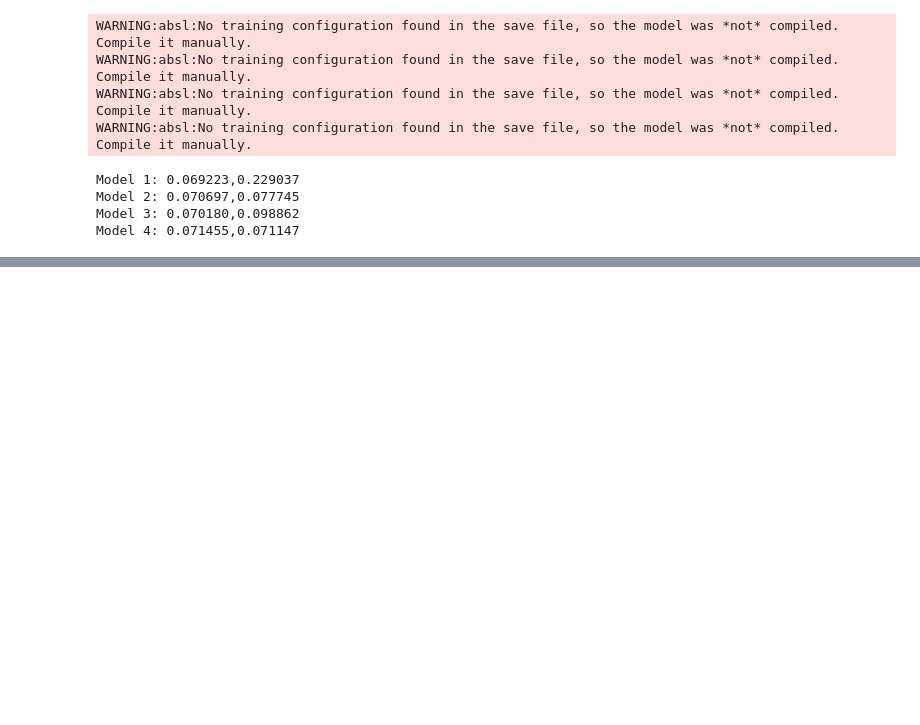
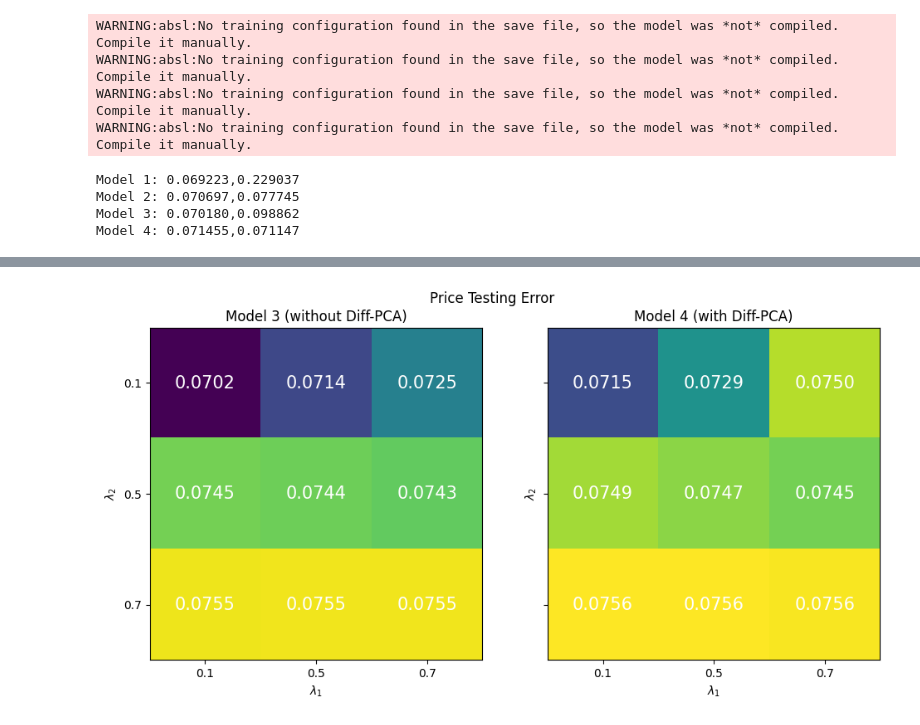
Before and after one commit to wongpc0817/DML-Heston-DiffPCA, a Jupyter notebook: model_testing.ipynb, the cells around one changed output, grey strips where cells are left out. Saved outputs shown, nothing was run; the diff lists cells and outputs as text; code cells hidden in the pictures; blank space fills up the shorter version.

```diff
--- a/model_testing.ipynb
+++ b/model_testing.ipynb
@@ -267,3 +262,21 @@ Model 1: 0.069223,0.229037
 Model 2: 0.070697,0.077745
 Model 3: 0.070180,0.098862
 Model 4: 0.071455,0.071147
+# %%
+def collect_2nd_model(model_num):
+    table_mse0 = []
+    table_mse1 = []
+    lambda_pairs = []
+    for i in lambda_keys:
+        for j in lambda_keys:
+            model = load_model(f"models//model{model_num}_{int(i*10)}_{int(j*10)}.h5")
+            predicted_price, predicted_first_order, _ = compute_grad_model3(model, tf.convert_to_tensor(testing_network_inputs))
+            mse1 = np.average((predicted_first_order-testing_first_order)**2)
+            mse0 = np.average((predicted_price-testing_option_prices)**2)
+            lambda_pairs.append((i,j))
+            table_mse0.append(mse0)
+            table_mse1.append(mse1)
+    return lambda_pairs, np.array(table_mse0), np.array(table_mse1)
+
+lambda_paris, mse0_model3, mse1_model3 = collect_2nd_model(3)
+_, mse0_model4, mse1_model4 = collect_2nd_model(4)
@@ -269,0 +302,66 @@ Model 4: 0.071455,0.071147
+# %%
+fig, ax = plt.subplots(1,2, figsize=(10,5),sharex=True,sharey=True)
+vmax = np.max([mse0_model3,mse0_model4])
+vmin = np.min([mse0_model3,mse0_model4])
+img1 = ax[0].imshow(mse0_model3.reshape(3,3), vmax=vmax, vmin=vmin)
+img2 = ax[1].imshow(mse0_model4.reshape(3,3), vmax=vmax, vmin=vmin)
+data1 = mse0_model3.reshape(3,3)
+for i in range(data1.shape[0]):
+    for j in range(data1.shape[1]):
+        ax[0].text(j, i, f"{data1[i, j]:.4f}", ha='center', va='center', color='white', size=15)
+data1 = mse0_model4.reshape(3,3)
+for i in range(data1.shape[0]):
+    for j in range(data1.shape[1]):
+        ax[1].text(j, i, f"{data1[i, j]:.4f}", ha='center', va='center', color='white', size=15)
+
+ax[0].set_title("Model 3 (without Diff-PCA)")
+ax[1].set_title("Model 4 (with Diff-PCA)")
+ax[0].set_xticks([0,1,2])
+ax[0].set_xticklabels(['0.1','0.5','0.7'])
+ax[1].set_xticks([0,1,2])
+ax[1].set_xticklabels(['0.1','0.5','0.7'])
+ax[0].set_yticks([0,1,2])
+ax[0].set_yticklabels(['0.1','0.5','0.7'])
+ax[1].set_yticks([0,1,2])
+ax[1].set_yticklabels(['0.1','0.5','0.7'])
+ax[0].set_xlabel(f'$\lambda_1$')
+ax[1].set_xlabel(f'$\lambda_1$')
+ax[0].set_ylabel(f'$\lambda_2$')
+ax[1].set_ylabel(f'$\lambda_2$')
+fig.suptitle("Price Testing Error")
+plt.tight_layout()
+plt.show()
+
+fig, ax = plt.subplots(1,2, figsize=(10,5))
+vmax = np.max([mse1_model3,mse1_model4])
+vmin = np.min([mse1_model3,mse1_model4])
+img1 = ax[0].imshow(mse1_model3.reshape(3,3), vmax=vmax, vmin=vmin)
+img2 = ax[1].imshow(mse1_model4.reshape(3,3), vmax=vmax, vmin=vmin)
+data1 = mse1_model3.reshape(3,3)
+for i in range(data1.shape[0]):
+    for j in range(data1.shape[1]):
+        ax[0].text(j, i, f"{data1[i, j]:.4f}", ha='center', va='center', color='white', size=15)
+data1 = mse1_model4.reshape(3,3)
+for i in range(data1.shape[0]):
+    for j in range(data1.shape[1]):
+        ax[1].text(j, i, f"{data1[i, j]:.4f}", ha='center', va='center', color='white', size=15)
+
+ax[0].set_title("Model 3 (without Diff-PCA)")
+ax[1].set_title("Model 4 (with Diff-PCA)")
+ax[0].set_xticks([0,1,2])
+ax[0].set_xticklabels(['0.1','0.5','0.7'])
+ax[1].set_xticks([0,1,2])
+ax[1].set_xticklabels(['0.1','0.5','0.7'])
+ax[0].set_yticks([0,1,2])
+ax[0].set_yticklabels(['0.1','0.5','0.7'])
+ax[1].set_yticks([0,1,2])
+ax[1].set_yticklabels(['0.1','0.5','0.7'])
+ax[0].set_xlabel(f'$\lambda_1$')
+ax[1].set_xlabel(f'$\lambda_1$')
+ax[0].set_ylabel(f'$\lambda_2$')
+ax[1].set_ylabel(f'$\lambda_2$')
+fig.suptitle("Delta Testing Error")
+plt.tight_layout()
+plt.show()
+# %% [output]
+[figure, added]
```
Also changed, not shown: parts of 5 cells of this notebook, 2 other files.
